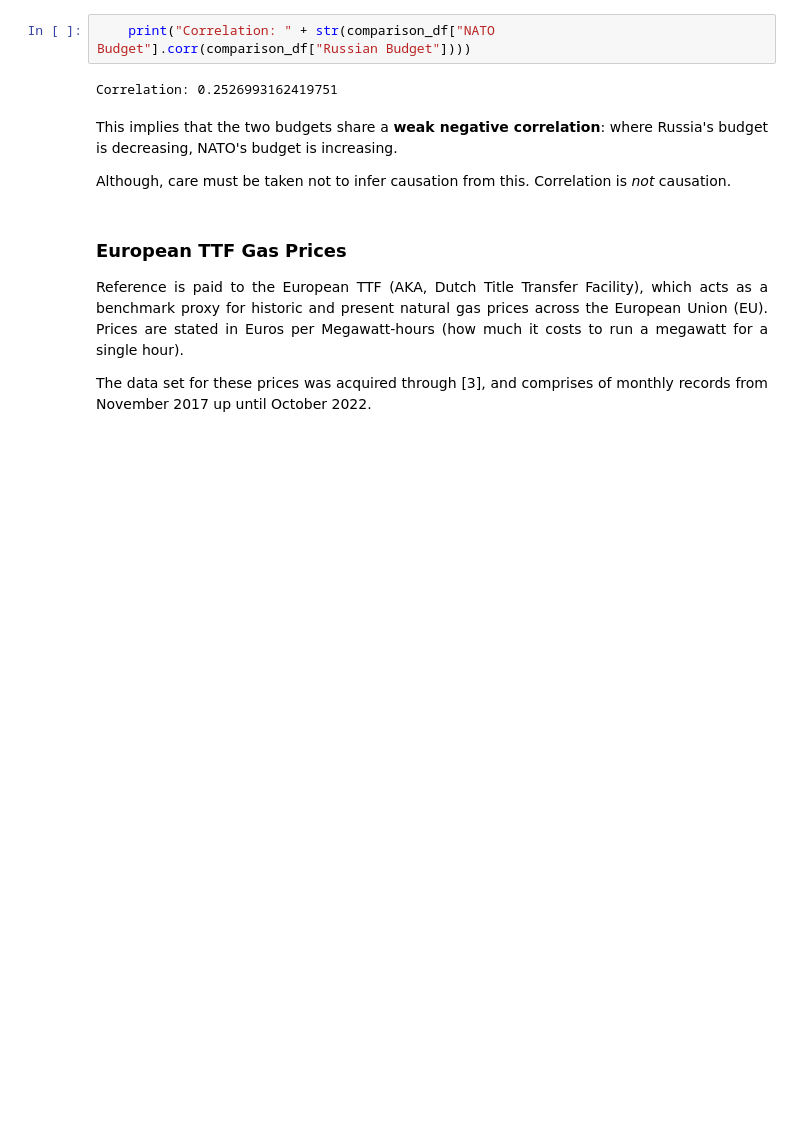
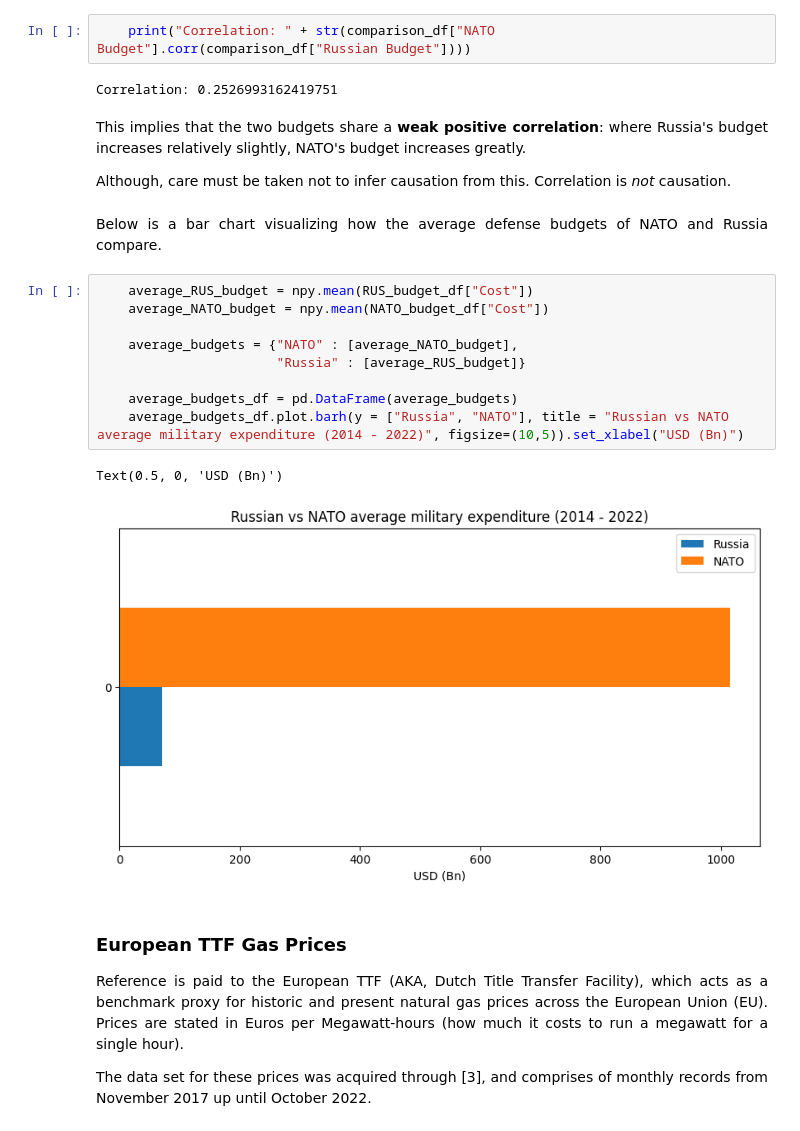
Before and after one commit to berw96/checkpoint, a Jupyter notebook: MSc Data Science (Goldsmiths)/EDA/Propositional Work.ipynb, the cells around one changed output. Saved outputs shown, nothing was run; the diff lists cells and outputs as text; blank space fills up the shorter version.

Commit message:
031122-21:00
Added a barplot comparing the average defense budgets between NATO and Russian from 2014 to 2022.

```diff
--- a/MSc Data Science (Goldsmiths)/EDA/Propositional Work.ipynb
+++ b/MSc Data Science (Goldsmiths)/EDA/Propositional Work.ipynb
@@ -252,9 +252,23 @@ Name: Russian Budget, dtype: float64
 # %% [output]
 Correlation: 0.2526993162419751
 # %% [markdown]
-<p align = "justify">This implies that the two budgets share a <b>weak negative correlation</b>: where Russia's budget is decreasing, NATO's budget is increasing.</p>
+<p align = "justify">This implies that the two budgets share a <b>weak positive correlation</b>: where Russia's budget increases relatively slightly, NATO's budget increases greatly.</p>
 
 <p align = "justify">Although, care must be taken not to infer causation from this. Correlation is <i>not</i> causation.</p>
+# %% [markdown]
+<p align = "justify">Below is a bar chart visualizing how the average defense budgets of NATO and Russia compare.</p>
+# %%
+    average_RUS_budget = npy.mean(RUS_budget_df["Cost"])
+    average_NATO_budget = npy.mean(NATO_budget_df["Cost"])
+
+    average_budgets = {"NATO" : [average_NATO_budget],
+                       "Russia" : [average_RUS_budget]}
+
+    average_budgets_df = pd.DataFrame(average_budgets)
+    average_budgets_df.plot.barh(y = ["Russia", "NATO"], title = "Russian vs NATO average military expenditure (2014 - 2022)", figsize=(10,5)).set_xlabel("USD (Bn)")
+# %% [output]
+Text(0.5, 0, 'USD (Bn)')
+[figure, added]
 # %% [markdown]
 <h3>European TTF Gas Prices</h3>
 <p align = "justify">Reference is paid to the European TTF (AKA, Dutch Title Transfer Facility), which acts as a benchmark proxy for historic and present natural gas prices across the European Union (EU). Prices are stated in Euros per Megawatt-hours (how much it costs to run a megawatt for a single hour).</p>
```
Also changed, not shown: parts of 2 cells of this notebook.
